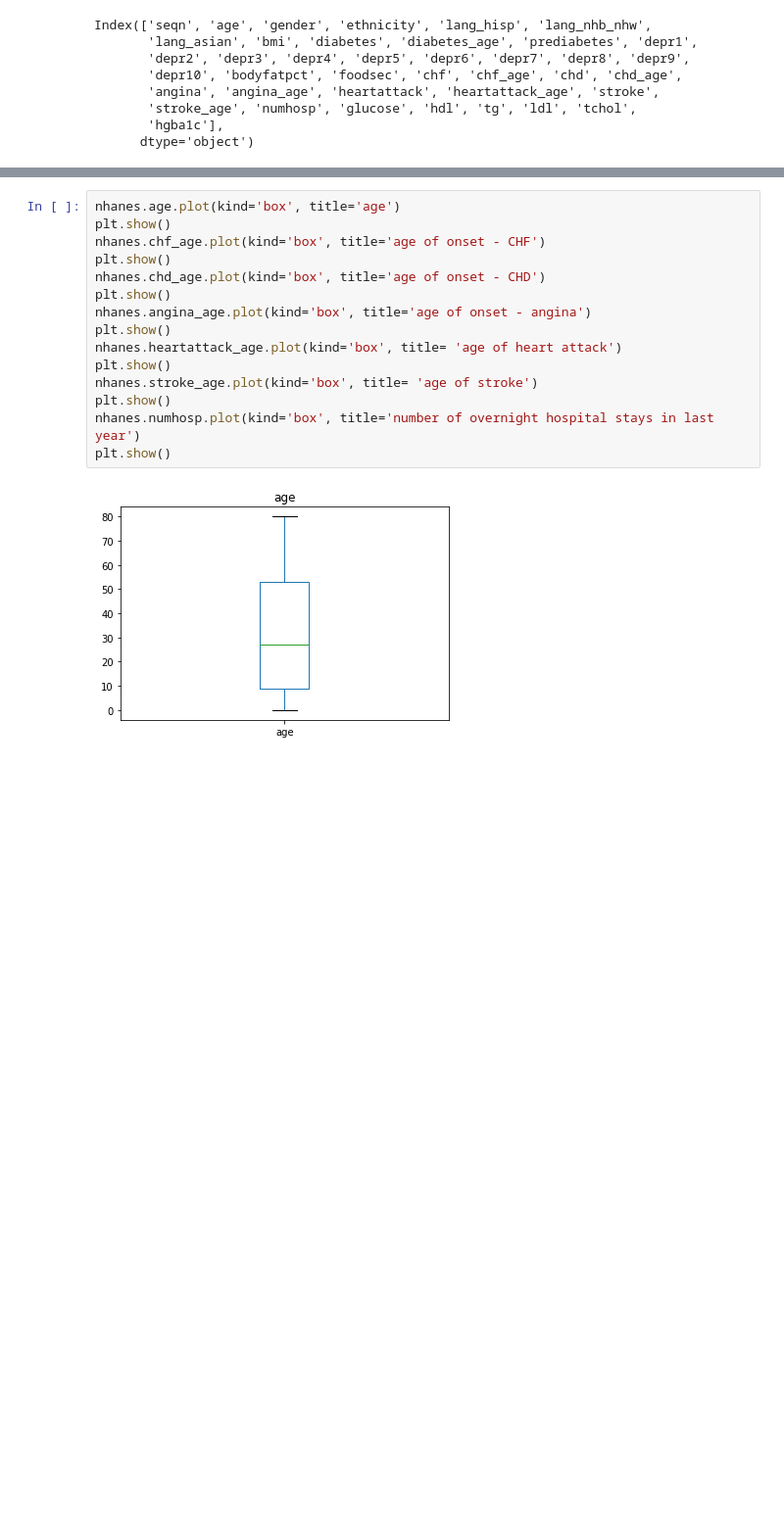
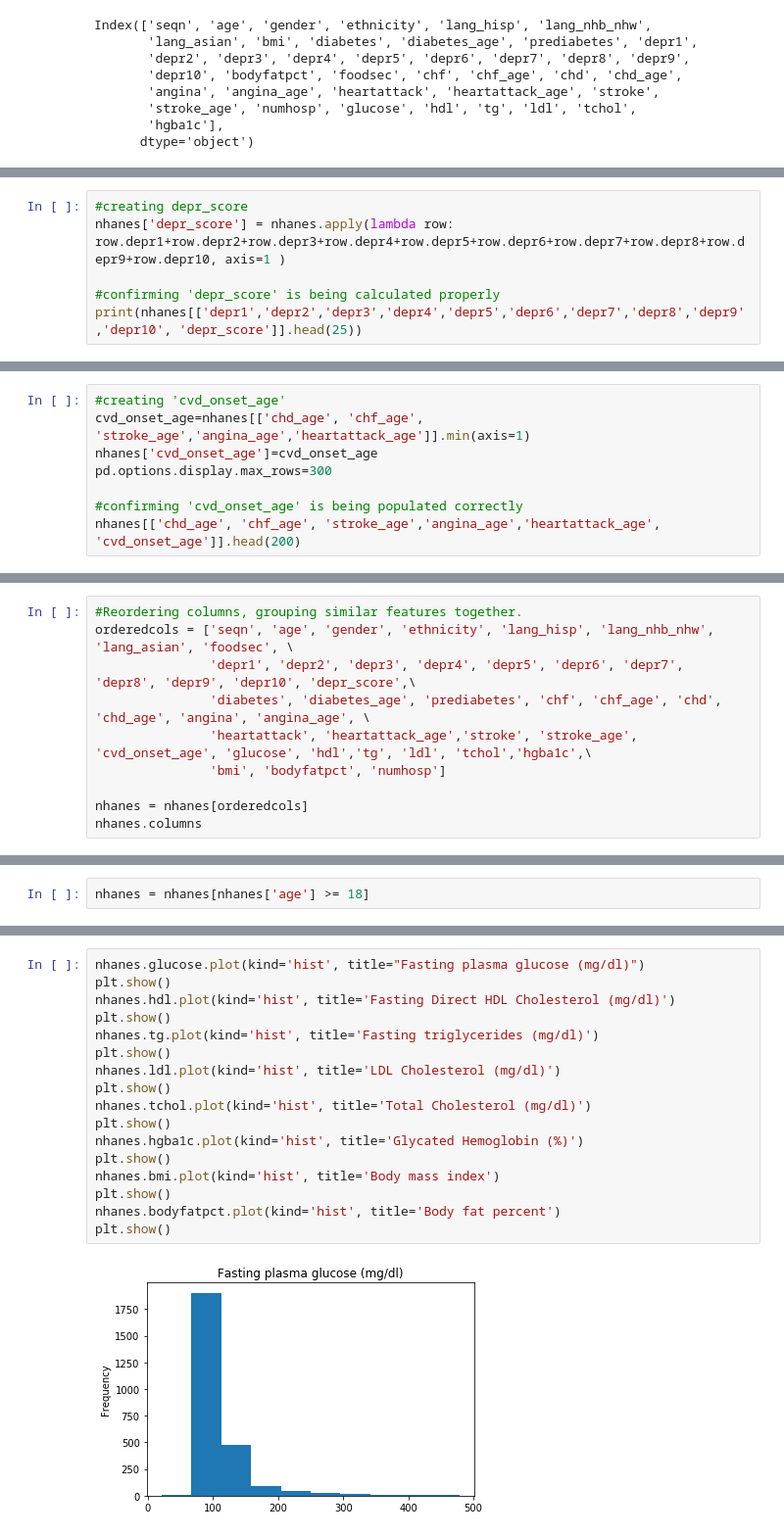
Before and after one commit to carashri/Capstone-1, a Jupyter notebook: Capstone I - NHANES Data Wrangling.ipynb, the cells around one changed output, grey strips where cells are left out. Shown at 98% size. Drawn from its saved outputs; the diff is of its cells as text; blank space fills up the shorter version.

```diff
--- a/Capstone I - NHANES Data Wrangling.ipynb
+++ b/Capstone I - NHANES Data Wrangling.ipynb
@@ -333,0 +321,6 @@ dtype: int8
+# %%
+#creating depr_score
+nhanes['depr_score'] = nhanes.apply(lambda row: row.depr1+row.depr2+row.depr3+row.depr4+row.depr5+row.depr6+row.depr7+row.depr8+row.depr9+row.depr10, axis=1 )
+
+#confirming 'depr_score' is being calculated properly
+print(nhanes[['depr1','depr2','depr3','depr4','depr5','depr6','depr7','depr8','depr9','depr10', 'depr_score']].head(25))
@@ -333,0 +345,8 @@ dtype: int8
+# %%
+#creating 'cvd_onset_age'
+cvd_onset_age=nhanes[['chd_age', 'chf_age', 'stroke_age','angina_age','heartattack_age']].min(axis=1)
+nhanes['cvd_onset_age']=cvd_onset_age
+pd.options.display.max_rows=300
+
+#confirming 'cvd_onset_age' is being populated correctly
+nhanes[['chd_age', 'chf_age', 'stroke_age','angina_age','heartattack_age', 'cvd_onset_age']].head(200)
@@ -333,0 +371,10 @@ dtype: int8
+# %%
+#Reordering columns, grouping similar features together.
+orderedcols = ['seqn', 'age', 'gender', 'ethnicity', 'lang_hisp', 'lang_nhb_nhw', 'lang_asian', 'foodsec', \
+               'depr1', 'depr2', 'depr3', 'depr4', 'depr5', 'depr6', 'depr7', 'depr8', 'depr9', 'depr10', 'depr_score',\
+               'diabetes', 'diabetes_age', 'prediabetes', 'chf', 'chf_age', 'chd', 'chd_age', 'angina', 'angina_age', \
+               'heartattack', 'heartattack_age','stroke', 'stroke_age', 'cvd_onset_age', 'glucose', 'hdl','tg', 'ldl', 'tchol','hgba1c',\
+               'bmi', 'bodyfatpct', 'numhosp']
+
+nhanes = nhanes[orderedcols]
+nhanes.columns
@@ -334,3 +392,5 @@ dtype: int8
+# %%
+nhanes = nhanes[nhanes['age'] >= 18]
 # %%
 #Viewing data types and count of non-null elements for selected columns.
 nhanes.info()
@@ -400,17 +554,19 @@ Next, we create a boxplot for each numeric variable, in order to examine any pot
 # %%
-nhanes.age.plot(kind='box', title='age')
+nhanes.glucose.plot(kind='hist', title="Fasting plasma glucose (mg/dl)")
 plt.show()
-nhanes.chf_age.plot(kind='box', title='age of onset - CHF')
+nhanes.hdl.plot(kind='hist', title='Fasting Direct HDL Cholesterol (mg/dl)')
 plt.show()
-nhanes.chd_age.plot(kind='box', title='age of onset - CHD')
+nhanes.tg.plot(kind='hist', title='Fasting triglycerides (mg/dl)')
 plt.show()
-nhanes.angina_age.plot(kind='box', title='age of onset - angina')
+nhanes.ldl.plot(kind='hist', title='LDL Cholesterol (mg/dl)')
 plt.show()
-nhanes.heartattack_age.plot(kind='box', title= 'age of heart attack')
+nhanes.tchol.plot(kind='hist', title='Total Cholesterol (mg/dl)')
 plt.show()
-nhanes.stroke_age.plot(kind='box', title= 'age of stroke')
+nhanes.hgba1c.plot(kind='hist', title='Glycated Hemoglobin (%)')
 plt.show()
-nhanes.numhosp.plot(kind='box', title='number of overnight hospital stays in last year')
+nhanes.bmi.plot(kind='hist', title='Body mass index')
 plt.show()
+nhanes.bodyfatpct.plot(kind='hist', title='Body fat percent')
+plt.show()
 # %% [output]
-[figure, old version]
+[figure, new version]
```
Also changed, not shown: parts of 34 cells of this notebook.
